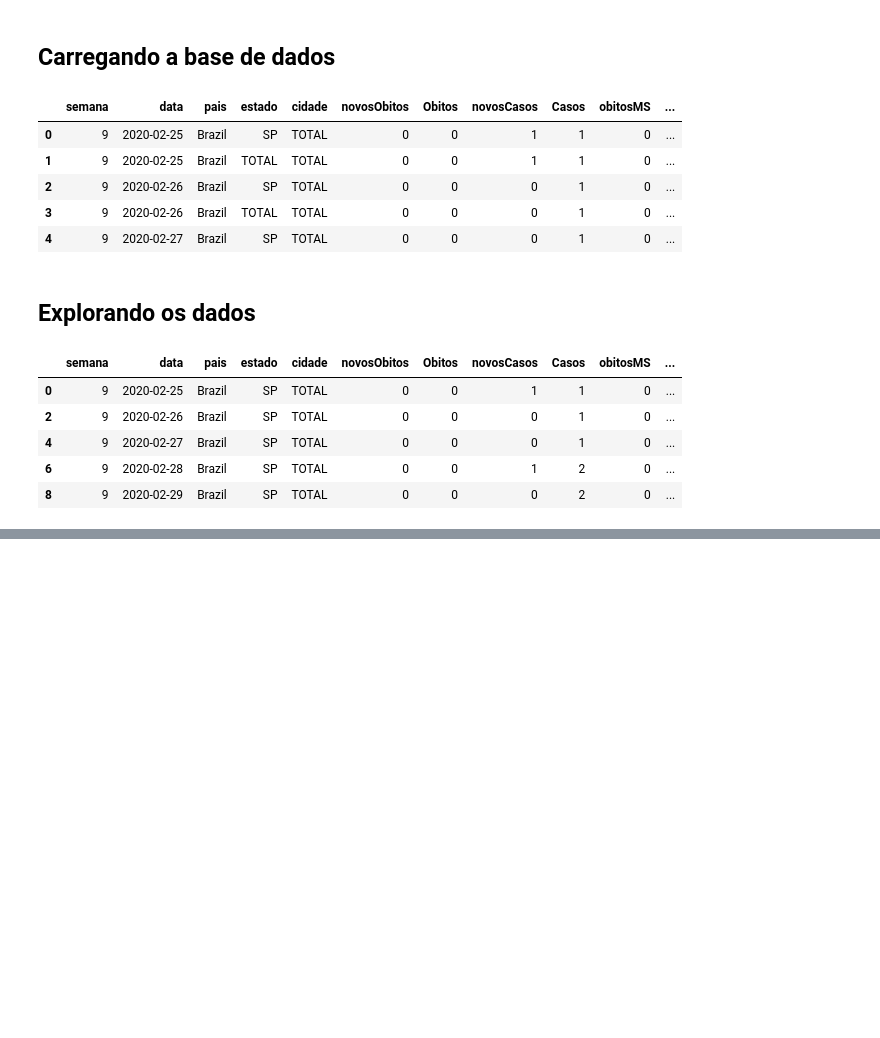
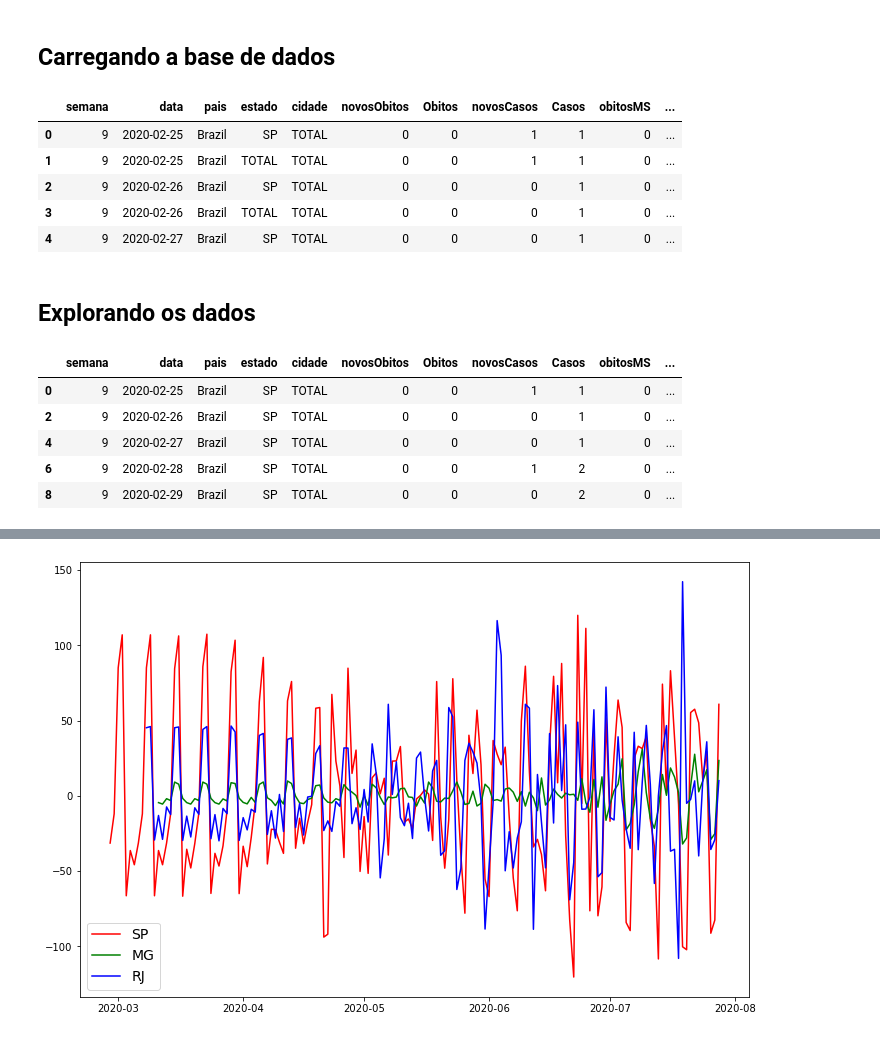
Before and after one commit to guilhermebap/Data-science-personal-study, a Jupyter notebook: Alura/Time series/03 - Analise e previsão de serie temporal - Covid/Previsao - covid.ipynb, the cells around one changed output, grey strips where cells are left out. Drawn from its saved outputs; the diff is of its cells as text; code cells hidden in the pictures; blank space fills up the shorter version.

```diff
--- a/Alura/Time series/03 - Analise e previsão de serie temporal - Covid/Previsao - covid.ipynb
+++ b/Alura/Time series/03 - Analise e previsão de serie temporal - Covid/Previsao - covid.ipynb
@@ -48,0 +85,4 @@ resultados = seasonal_decompose(df_sp.novosObitos, period=7)
+# %%
+plotar_grafico(resultados.resid, resultados_mg.resid, resultados_sp.resid, 'red', 'green', 'blue', 'SP', 'MG', 'RJ')
+# %% [output]
+[figure, added]
```
Also changed, not shown: parts of 8 cells of this notebook.
